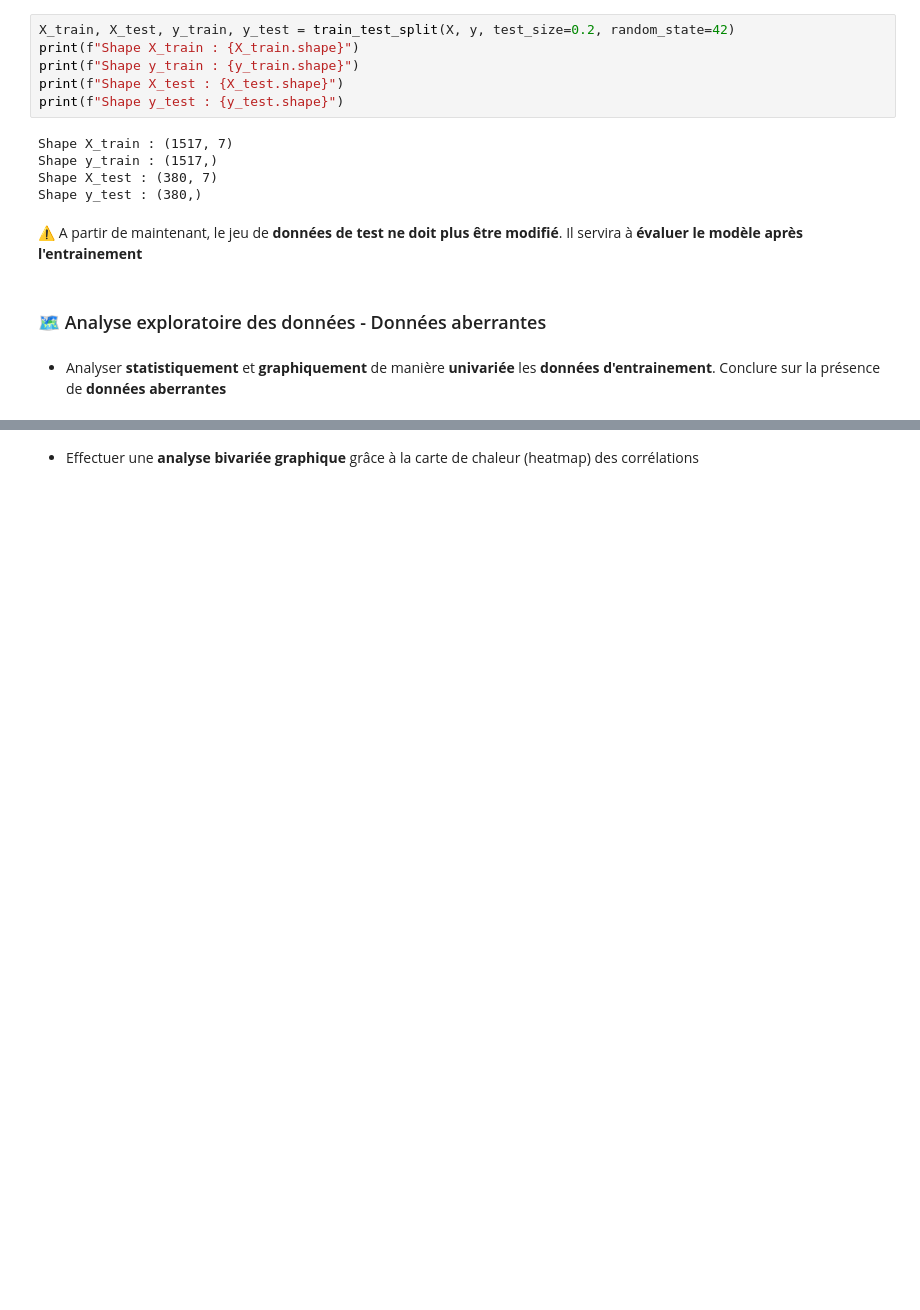
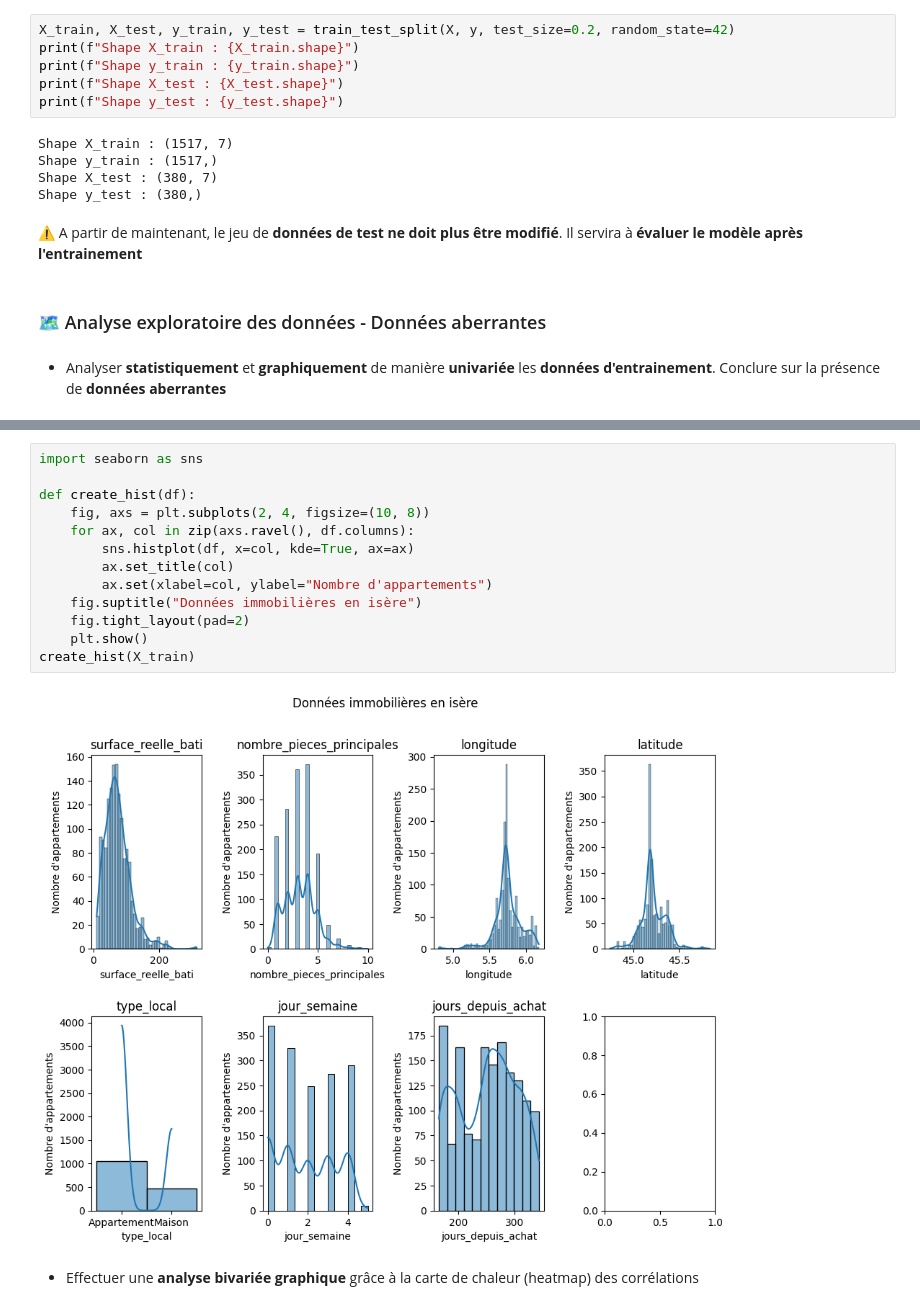
Before and after one commit to Pierre-Loic/Formation-DA-GEM-2022, a Jupyter notebook: Semaine_3_12-12_13-12/Activité_2_entrainement_corrigé_12-12.ipynb, the cells around one changed output, grey strips where cells are left out. Drawn from its saved outputs; the diff is of its cells as text; blank space fills up the shorter version.

```diff
--- a/Semaine_3_12-12_13-12/Activité_2_entrainement_corrigé_12-12.ipynb
+++ b/Semaine_3_12-12_13-12/Activité_2_entrainement_corrigé_12-12.ipynb
@@ -100,3 +129,18 @@ Shape y_test : (380,)
+# %%
+import seaborn as sns
+
+def create_hist(df):
+    fig, axs = plt.subplots(2, 4, figsize=(10, 8))
+    for ax, col in zip(axs.ravel(), df.columns):
+        sns.histplot(df, x=col, kde=True, ax=ax)
+        ax.set_title(col)
+        ax.set(xlabel=col, ylabel="Nombre d'appartements")
+    fig.suptitle("Données immobilières en isère")
+    fig.tight_layout(pad=2)
+    plt.show()
+create_hist(X_train)
+# %% [output]
+[figure, added]
 # %% [markdown]
 - Effectuer une **analyse bivariée graphique** grâce à la carte de chaleur (heatmap) des corrélations
 # %%
```
Also changed, not shown: parts of 12 cells of this notebook.
